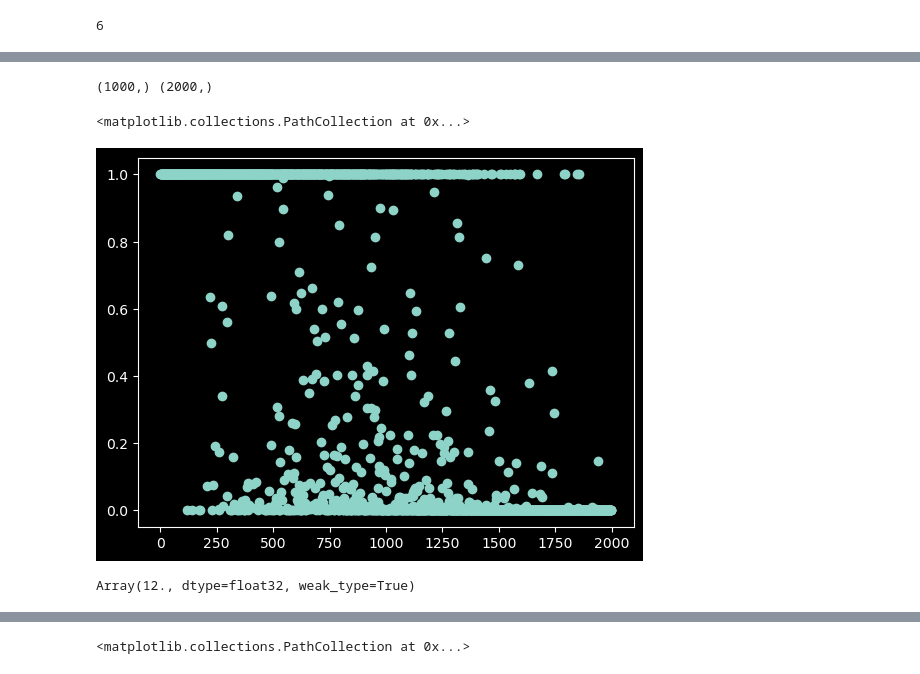
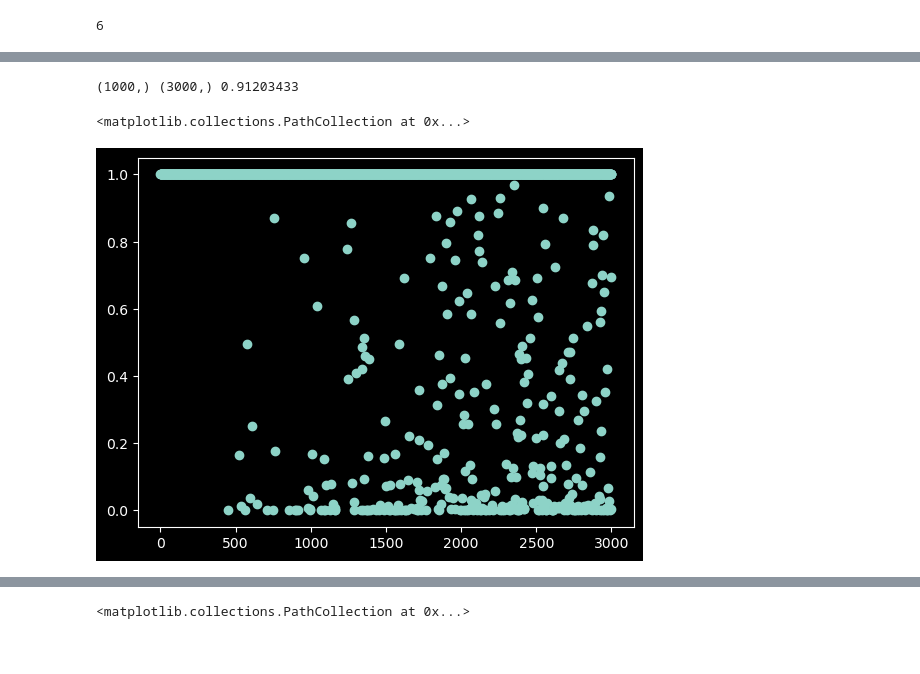
Before and after one commit to barwein/BayesProxyNets, a Jupyter notebook: src/test_discrete_sampling.ipynb, the cells around one changed output, grey strips where cells are left out. Drawn from its saved outputs; the diff is of its cells as text; code cells hidden in the pictures.

```diff
--- a/src/test_discrete_sampling.ipynb
+++ b/src/test_discrete_sampling.ipynb
@@ -360,17 +228,0 @@ min:  0.00013931675 max:  0.97427845
-# %%
-idxs = random.choice(key, triu_dim, shape=(1000,), replace=False)
-prop_triu = triu_star.at[idxs].set(1 - triu_star[idxs])
-
-_, tst_grad = val_grad_fn(triu_star, triu_obs, df_edges,
-                                            theta, gamma, Y, x, Z, eta)
-tst_grad = tst_grad[idxs]
-
-temp_ratio = jnp.exp((-(2*triu_star[idxs]-1)*tst_grad)/2. - 0)
-print(temp_ratio.mean(), temp_ratio.sum())
-temp_ratio = jnp.clip(temp_ratio, -30, 30)
-temp_prob = temp_ratio / (temp_ratio + 1)
-print(temp_prob.mean())
-
-plt.hist(temp_prob)
-
-print(jnp.exp(-30) / (jnp.exp(-30) + 1))
@@ -427,26 +301,26 @@ print(BATCH_LEN)
 
 @jax.jit
 def triu_star_update(triu_star, triu_obs, df_edges, theta, gamma,
-                      Y, X, Z, eta, key, alpha = jnp.log(2), eps = 1e-10):
+                      Y, X, Z, eta, key, alpha = 1.0):
 
     key1, key2 = random.split(key, 2)
 
-    (f_cur,_), cur_grad = val_grad_fn(triu_star, triu_obs, df_edges, theta, gamma, Y, X, Z, eta)
-    cur_scores = (-(2*triu_star-1)*cur_grad)/2
+    (f_baseline,_), baseline_grad = val_grad_fn(triu_star, triu_obs, df_edges, theta, gamma, Y, X, Z, eta)
+    baseline_scores = (-(2*triu_star-1)*baseline_grad)/2
 
     # idx, forward_logprob = weighted_sample_and_logprobs(key1, cur_scores*jnp.exp(-alpha), BATCH_LEN)
-    idx, forward_logprob = weighted_sample_and_logprobs(key1, cur_scores*jnp.exp(-alpha), BATCH_LEN)
+    idx, forward_logprob = weighted_sample_and_logprobs(key1, baseline_scores*jnp.exp(-alpha), BATCH_LEN)
 
     new_triu_star = triu_star.at[idx].set(1 - triu_star[idx])
 
     # backward proposal
-    (f_proposed,_), backward_edge_loglik = val_grad_fn(new_triu_star, triu_obs, df_edges,
+    (f_proposed,_), backward_grad = val_grad_fn(new_triu_star, triu_obs, df_edges,
                                         theta, gamma, Y, X, Z, eta)
-    backward_scores = (-(2*new_triu_star-1)*backward_edge_loglik)/2
+    backward_scores = (-(2*new_triu_star-1)*backward_grad)/2
     backward_logprob = propsal_logprobs(idx, backward_scores*jnp.exp(-alpha))
 
     # get acceptance ratio (exp of log probs)
-    acceptance_ratio = jnp.clip(jnp.exp(f_proposed - f_cur + backward_logprob - forward_logprob),
+    acceptance_ratio = jnp.clip(jnp.exp(f_proposed - f_baseline + backward_logprob - forward_logprob),
                                 a_max=1)
     # accept or reject
     accept = random.uniform(key2) <= acceptance_ratio
@@ -454,7 +328,7 @@ def triu_star_update(triu_star, triu_obs, df_edges, theta, gamma,
     # update triu_star
     new_triu_star = jax.lax.select(accept, new_triu_star, triu_star)
     # new_scores = jax.lax.select(accept, backward_scores, cur_scores)
-    new_logpost = jax.lax.select(accept, f_proposed, f_cur)
+    new_logpost = jax.lax.select(accept, f_proposed, f_baseline)
     # return new_triu_star, acceptance_ratio
     # return new_triu_star, acceptance_ratio, new_scores, new_logpost
     return new_triu_star, acceptance_ratio, new_logpost
@@ -482,8 +356,8 @@ theta_n = theta_n.at[1].set(theta_n[1] - 1.5)
 # test A_star update
 
 # alpha = jnp.log(2.0)
-alpha = 1.
-n_iter = 5000
+alpha = 1.0
+n_iter = 3000
 new_triu_star = triu_star_noisy
 # new_triu_star = triu_obs
 exposures_lst = [compute_exposures(new_triu_star, Z)]
@@ -619,17 +489,13 @@ logpost shape (2000,)
  new_triu_star shape (124750,)
 # %%
-print(jnp.arange(1000).shape, acceptance_rates_sc.shape)
+print(jnp.arange(1000).shape, acceptance_rates_sc.shape, acceptance_rates_sc.mean())
 # %% [output]
-(1000,) (2000,)
+(1000,) (3000,) 0.91203433
 # %%
-plt.scatter(jnp.arange(2000),acceptance_rates_sc)
+plt.scatter(jnp.arange(3000),acceptance_rates_sc)
 # %% [output]
 <matplotlib.collections.PathCollection at 0x...>
-[figure, old version]
+[figure, new version]
-# %%
-jnp.ceil(jnp.log(triu_dim))
-# %% [output]
-Array(12., dtype=float32, weak_type=True)
 # %%
 print(alphas_sc[-1],alpha)
 print(exposures.mean())
```
Also changed, not shown: parts of 27 cells of this notebook.
